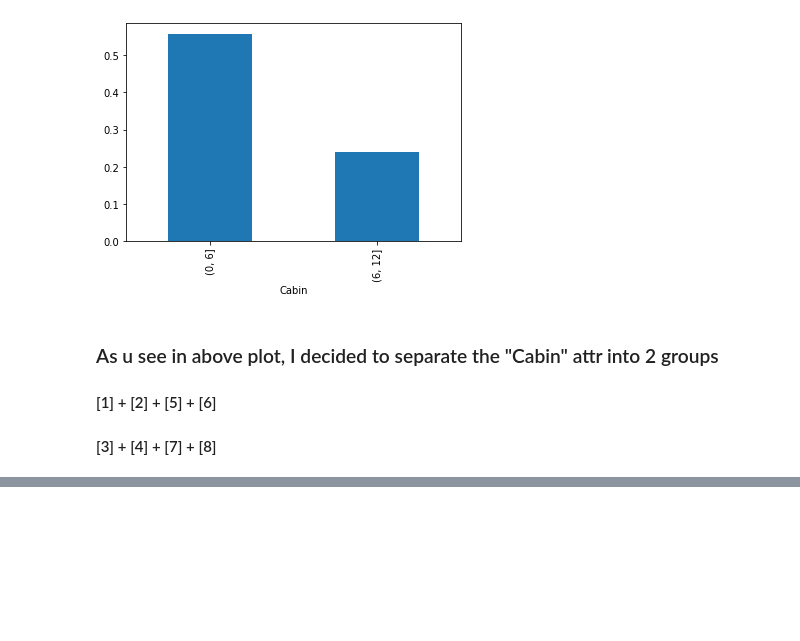
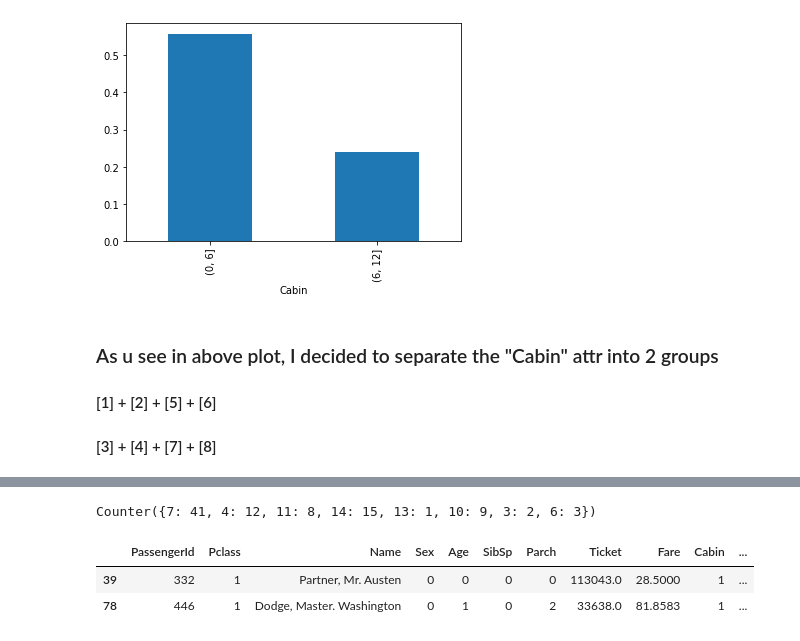
Before and after one commit to nahbos/Machine-Learning, a Jupyter notebook: ID3-Perceptron-Titanic.ipynb, the cells around one changed output, grey strips where cells are left out. Cells and saved outputs as stored; diff of their text form; code cells hidden in the pictures; blank space fills up the shorter version.

```diff
--- a/ID3-Perceptron-Titanic.ipynb
+++ b/ID3-Perceptron-Titanic.ipynb
@@ -586,0 +651,26 @@ Test accuracy:
+# %%
+apply_test = tree.apply(X_test)
+
+lookup_test = {}
+
+# build lookup table
+for i, leaf_index in enumerate(apply_test):
+    try:
+        lookup_test[leaf_index].append(test.iloc[i])
+    except KeyError:
+        lookup_test[leaf_index] = []
+        lookup_test[leaf_index].append(test.iloc[i])
+# %%
+Counter(apply_test)
+# %% [output]
+Counter({7: 41, 4: 12, 11: 8, 14: 15, 13: 1, 10: 9, 3: 2, 6: 3})
+# %%
+leaf_dfs_test = []
+for leaf_id in set(apply_test):
+    leaf_dfs_test.append(pd.DataFrame(lookup_test[leaf_id]))
+# %%
+leaf_dfs_test[0]
+# %% [output]
+|  | PassengerId | Pclass | Name | Sex | Age | SibSp | Parch | Ticket | Fare | Cabin | ... |
+| 39 | 332 | 1 | Partner, Mr. Austen | 0 | 0 | 0 | 0 | 113043.0 | 28.5000 | 1 | ... |
+| 78 | 446 | 1 | Dodge, Master. Washington | 0 | 1 | 0 | 2 | 33638.0 | 81.8583 | 1 | ... |
```
Also changed, not shown: parts of 30 cells of this notebook.
